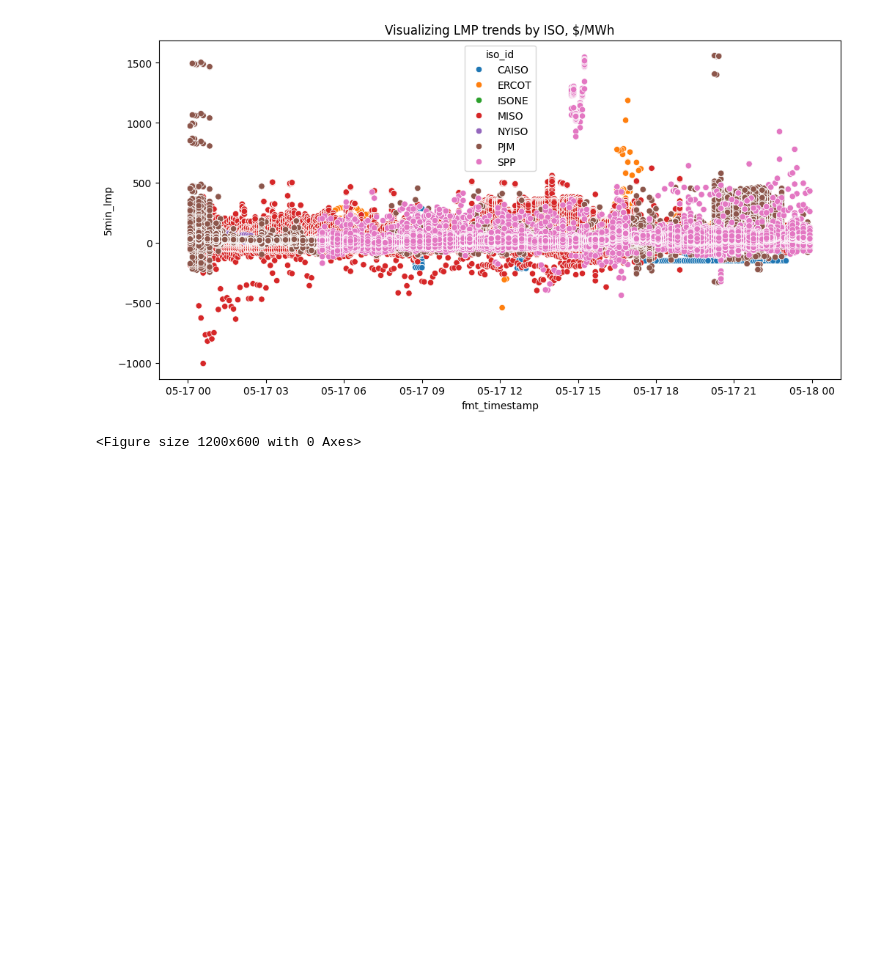
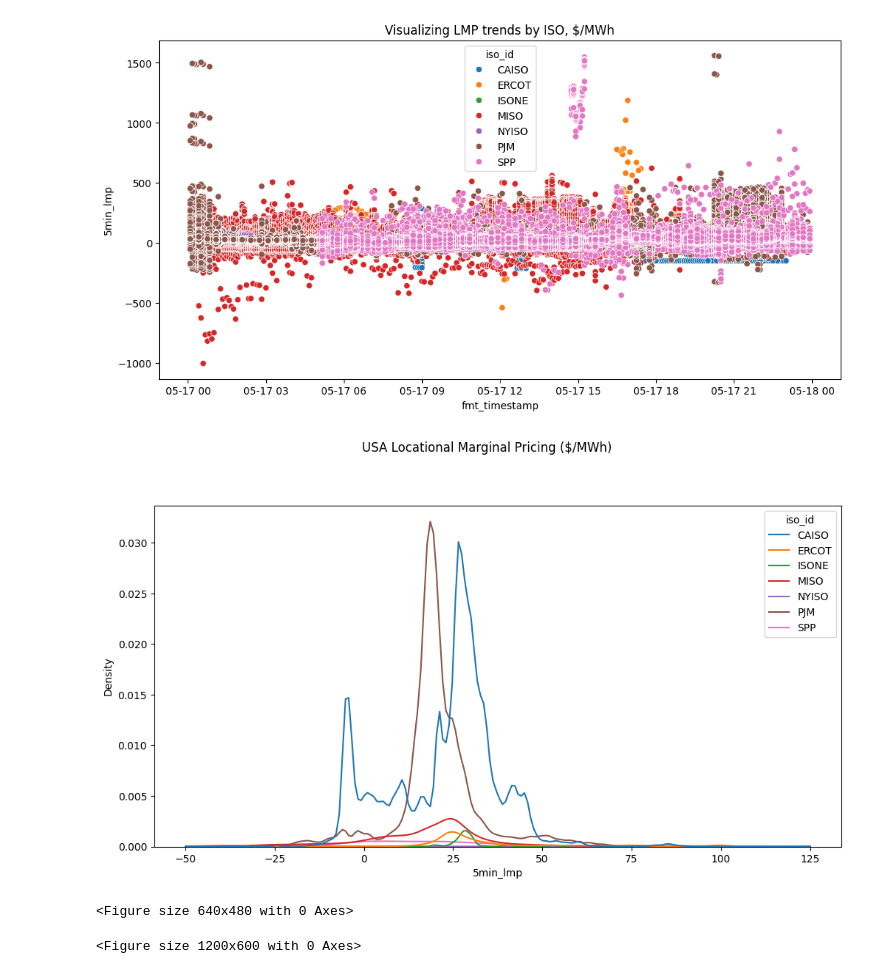
Before and after one commit to aangelsalazarr/us_electricity_pricing, a Jupyter notebook: unifying_data_silos.ipynb, the cells around one changed output. Cells and saved outputs as stored; diff of their text form; code cells hidden in the pictures; blank space fills up the shorter version.

```diff
--- a/unifying_data_silos.ipynb
+++ b/unifying_data_silos.ipynb
@@ -303,10 +303,10 @@ plt.show()
 # %% [output]
 [figure]
 # %%
-def lmp_plot_distribution(dataset: object, vis_type = 'standard'):
+def lmp_plot_distribution(dataset: object, vis_type = 'standard', set_clip=(-25, 100)):
     '''
     Purpose is to generate visuals associated with understanding distribution of data
-    Options: standard (kde plot by iso_id), hour_iso (kde plot by hour and iso hue)
+    Options: standard (kde plot by iso_id), hour_iso (kde plot by hour and iso hue), std_singular (one plot density)
     '''
     if vis_type == "standard":
         # lets plot distribution of pricing
@@ -315,7 +315,7 @@ def lmp_plot_distribution(dataset: object, vis_type = 'standard'):
         bins=range(-50, 170, 2) # low, high and seperate by N values
 
         g = sns.FacetGrid(data=filtered_df, col='iso_id', col_wrap=4)
-        g.map(sns.kdeplot, '5min_lmp', clip=(-25, 100))  # clipping data range from -250 to 250 $/mwh
+        g.map(sns.kdeplot, '5min_lmp', clip=set_clip)  # clipping data range from -250 to 250 $/mwh
         g.add_legend()
 
         for ax in g.axes.flat:
@@ -334,7 +334,7 @@ def lmp_plot_distribution(dataset: object, vis_type = 'standard'):
         bins=range(-50, 170, 2) # low, high and seperate by N values
 
         g = sns.FacetGrid(data=filtered_df, col='hour', col_wrap=6, hue='iso_id')
-        g.map(sns.kdeplot, '5min_lmp', clip=(-25, 100))  # clipping data range from -250 to 250 $/mwh
+        g.map(sns.kdeplot, '5min_lmp', clip=set_clip)  # clipping data range from -250 to 250 $/mwh
         g.add_legend()
 
         for ax in g.axes.flat:
@@ -346,8 +346,24 @@ def lmp_plot_distribution(dataset: object, vis_type = 'standard'):
         plt.grid(False)
         plt.figure()
 
+    elif vis_type == "std_singular":
+        # lets plot distribution of pricing
+        plt.figure(figsize=[12,6])
+
+        sns.kdeplot(data=filtered_df, x='5min_lmp', hue='iso_id', clip=set_clip)  # clipping data range from -250 to 250 $/mwh
+
+        plt.suptitle('USA Locational Marginal Pricing ($/MWh)', fontsize=12, y=1.025)
+
+        plt.grid(False)
+        plt.figure()
+
     else:
         print('please choose a valid kde plot type!')
+# %%
+lmp_plot_distribution(dataset=filtered_df, vis_type='std_singular', set_clip=(-50, 125))
+# %% [output]
+[figure, added]
+<Figure size 640x480 with 0 Axes>
 # %%
 lmp_plot_distribution(dataset=filtered_df, vis_type='standard')
 lmp_plot_distribution(dataset=filtered_df, vis_type='hour_iso')
```
Also changed, not shown: parts of 6 cells of this notebook, 2 other files.
